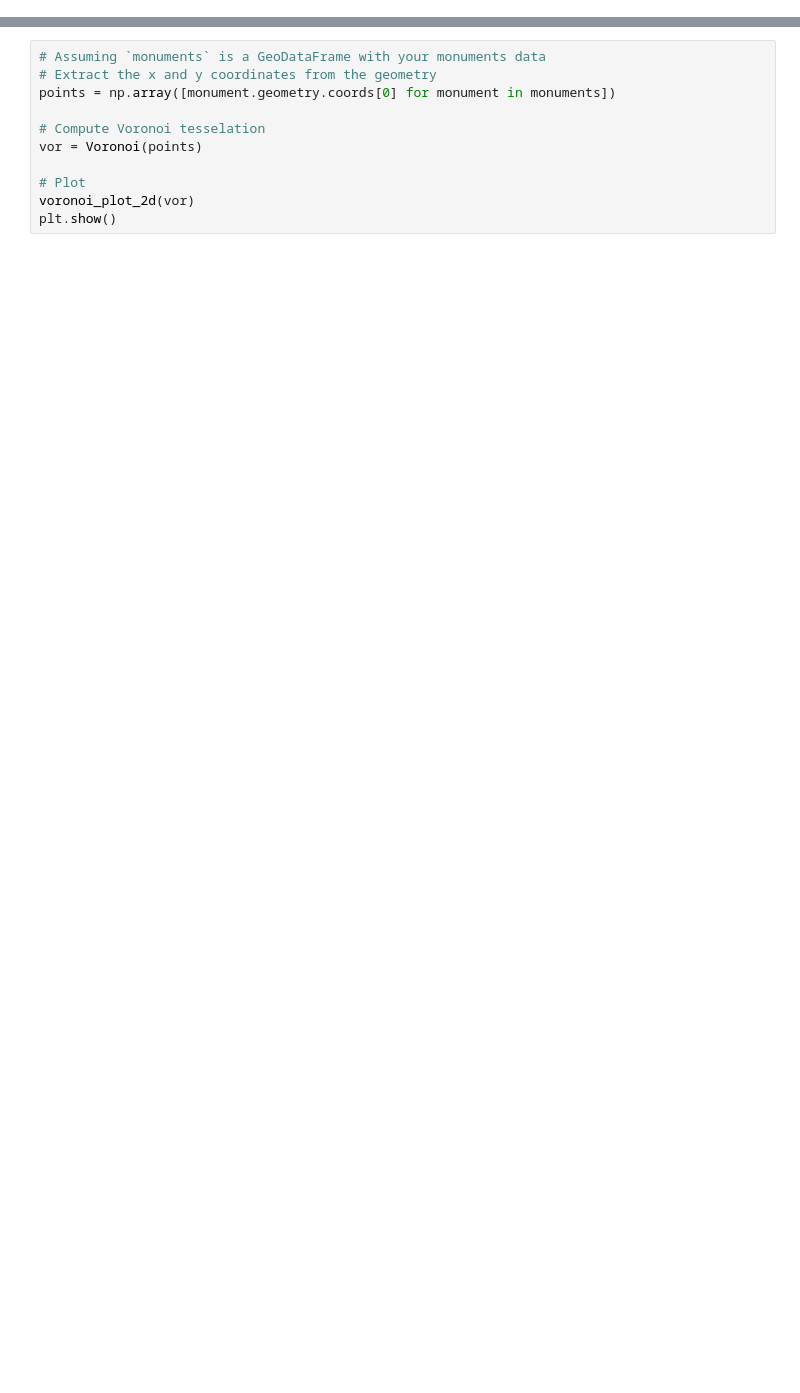
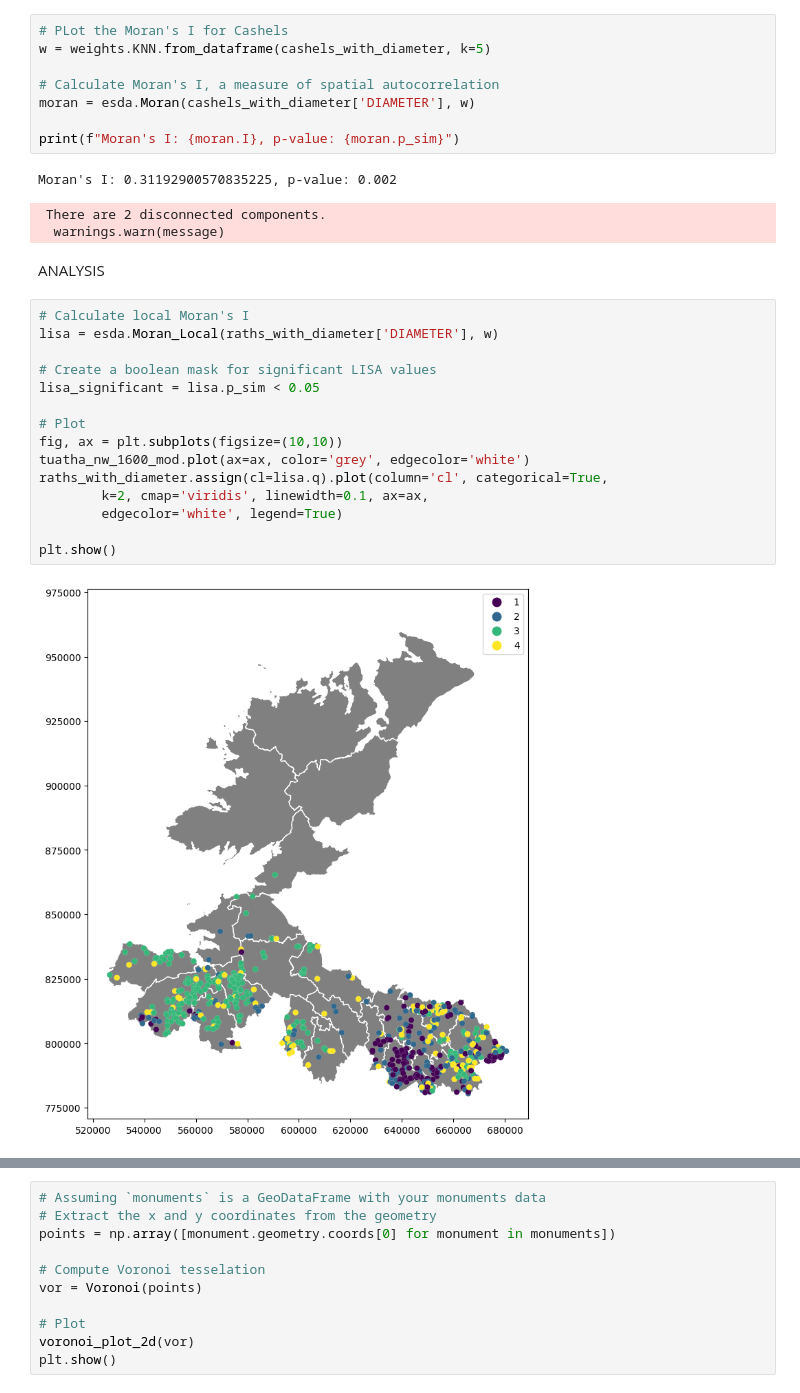
Before and after one commit to kodai-bot/Artefact, a Jupyter notebook: src/Colab/Feature_Engineering_2_ML.ipynb, the cells around one changed output, grey strips where cells are left out. Cells and saved outputs as stored; diff of their text form; blank space fills up the shorter version.

```diff
--- a/src/Colab/Feature_Engineering_2_ML.ipynb
+++ b/src/Colab/Feature_Engineering_2_ML.ipynb
@@ -146,0 +286,31 @@ NameError: name 'sample_entries' is not defined
+# %%
+# PLot the Moran's I for Cashels
+w = weights.KNN.from_dataframe(cashels_with_diameter, k=5)
+
+# Calculate Moran's I, a measure of spatial autocorrelation
+moran = esda.Moran(cashels_with_diameter['DIAMETER'], w)
+
+print(f"Moran's I: {moran.I}, p-value: {moran.p_sim}")
+# %% [output]
+Moran's I: 0.31192900570835225, p-value: 0.002
+ There are 2 disconnected components.
+  warnings.warn(message)
+# %% [markdown]
+ANALYSIS
+# %%
+# Calculate local Moran's I
+lisa = esda.Moran_Local(raths_with_diameter['DIAMETER'], w)
+
+# Create a boolean mask for significant LISA values
+lisa_significant = lisa.p_sim < 0.05
+
+# Plot
+fig, ax = plt.subplots(figsize=(10,10))
+tuatha_nw_1600_mod.plot(ax=ax, color='grey', edgecolor='white')
+raths_with_diameter.assign(cl=lisa.q).plot(column='cl', categorical=True,
+        k=2, cmap='viridis', linewidth=0.1, ax=ax,
+        edgecolor='white', legend=True)
+
+plt.show()
+# %% [output]
+[figure, added]
```
Also changed, not shown: parts of 35 cells of this notebook, 5 other files.
